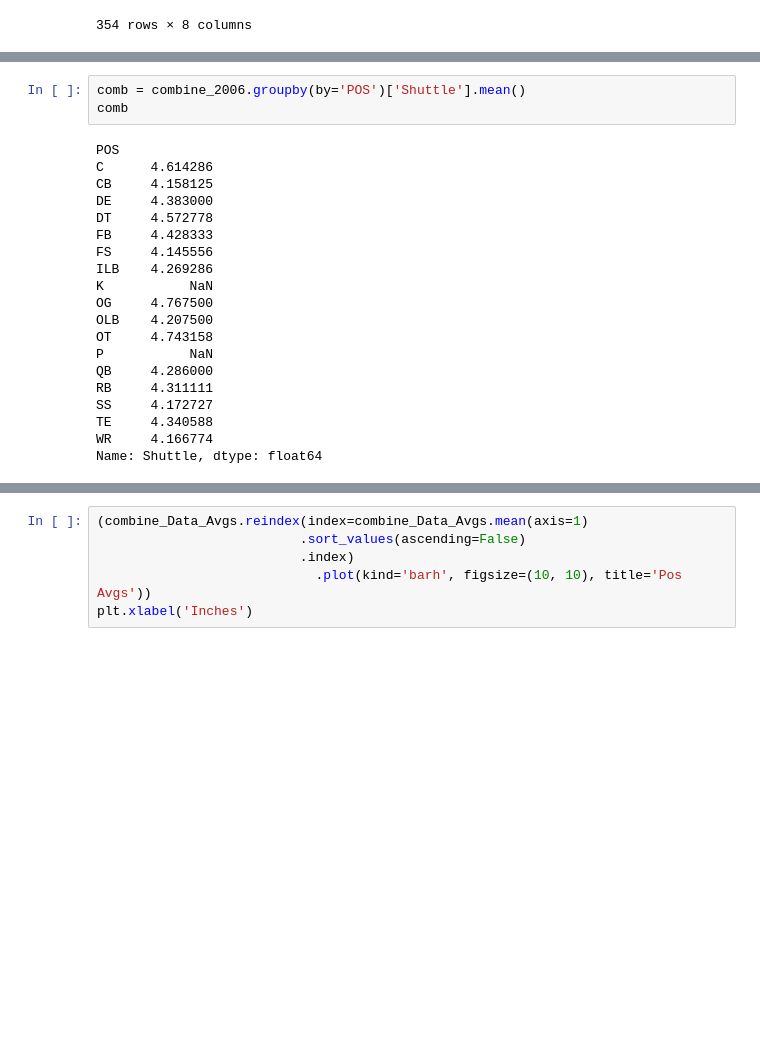
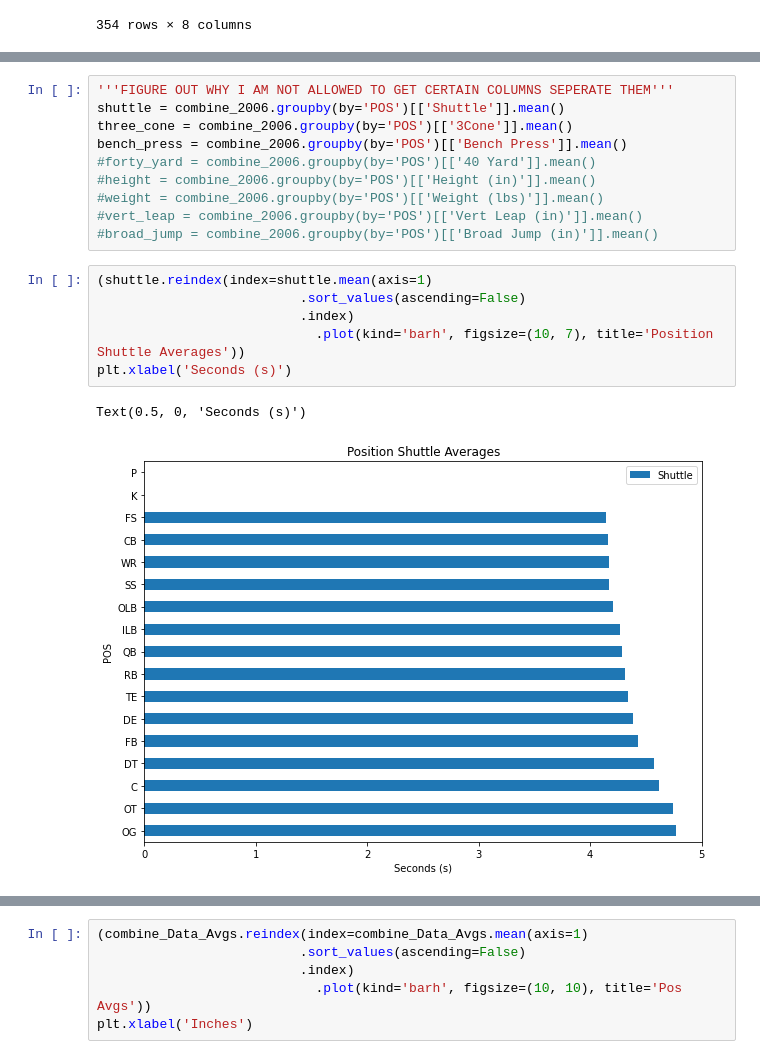
Before and after one commit to jkurt13/CapstoneTwo, a Jupyter notebook: Data Wrangling.ipynb, the cells around one changed output, grey strips where cells are left out. Saved outputs shown, nothing was run; the diff lists cells and outputs as text; blank space fills up the shorter version.

```diff
--- a/Data Wrangling.ipynb
+++ b/Data Wrangling.ipynb
@@ -256,26 +262,22 @@ combine_Data_Avgs
 | SS | 71.802941 | 210.588235 | 4.620667 | 15.846154 | 37.433333 | 122.333333 | 4.172727 | 7.010000 |
 | TE | 76.361429 | 257.476190 | 4.758824 | 22.833333 | 33.941176 | 112.941176 | 4.340588 | 7.188824 |
 | WR | 73.033415 | 204.073171 | 4.530000 | 20.750000 | 35.777778 | 118.500000 | 4.166774 | 6.955667 |
-# %%
-comb = combine_2006.groupby(by='POS')['Shuttle'].mean()
-comb
-# %% [output]
-POS
-C      4.614286
-CB     4.158125
-DE     4.383000
-DT     4.572778
-FB     4.428333
-FS     4.145556
-ILB    4.269286
-K           NaN
-OG     4.767500
-OLB    4.207500
-OT     4.743158
-P           NaN
-QB     4.286000
-RB     4.311111
-SS     4.172727
-TE     4.340588
-WR     4.166774
-Name: Shuttle, dtype: float64
+# %%
+'''FIGURE OUT WHY I AM NOT ALLOWED TO GET CERTAIN COLUMNS SEPERATE THEM'''
+shuttle = combine_2006.groupby(by='POS')[['Shuttle']].mean()
+three_cone = combine_2006.groupby(by='POS')[['3Cone']].mean()
+bench_press = combine_2006.groupby(by='POS')[['Bench Press']].mean()
+#forty_yard = combine_2006.groupby(by='POS')[['40 Yard']].mean()
+#height = combine_2006.groupby(by='POS')[['Height (in)']].mean()
+#weight = combine_2006.groupby(by='POS')[['Weight (lbs)']].mean()
+#vert_leap = combine_2006.groupby(by='POS')[['Vert Leap (in)']].mean()
+#broad_jump = combine_2006.groupby(by='POS')[['Broad Jump (in)']].mean()
+# %%
+(shuttle.reindex(index=shuttle.mean(axis=1)
+                          .sort_values(ascending=False)
+                          .index)
+                            .plot(kind='barh', figsize=(10, 7), title='Position Shuttle Averages'))
+plt.xlabel('Seconds (s)')
+# %% [output]
+Text(0.5, 0, 'Seconds (s)')
+[figure, added]
```
Also changed, not shown: parts of 4 cells of this notebook.
